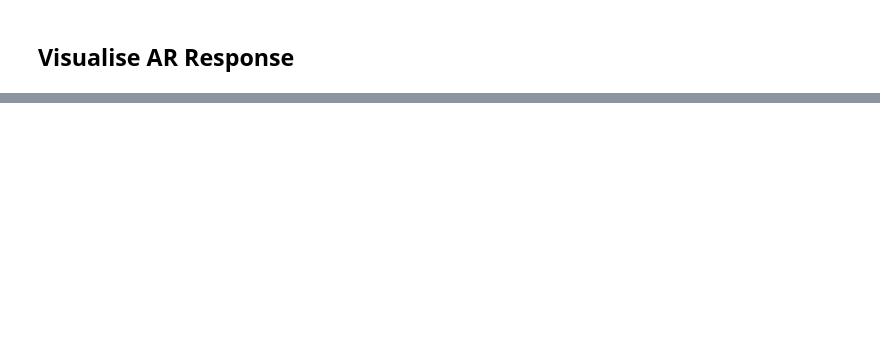
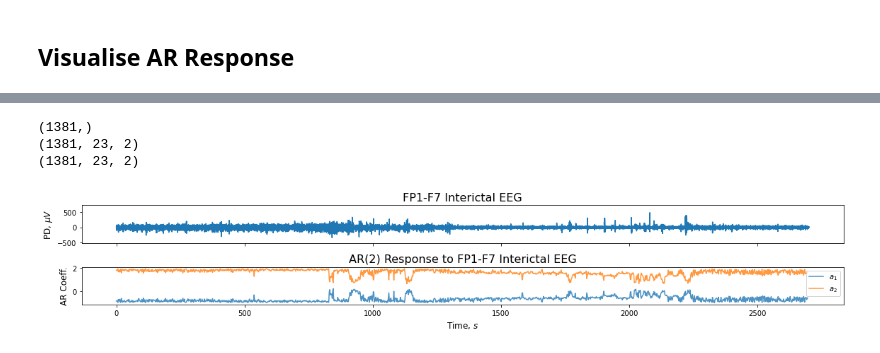
Before and after one commit to samisnotinsane/chbmit-seizure-prediction, a Jupyter notebook: feature_extraction/chb01_interictal_AR.ipynb, the cells around one changed output, grey strips where cells are left out. Drawn from its saved outputs; the diff is of its cells as text; code cells hidden in the pictures; blank space fills up the shorter version.

```diff
--- a/feature_extraction/chb01_interictal_AR.ipynb
+++ b/feature_extraction/chb01_interictal_AR.ipynb
@@ -44,0 +59,3 @@ fig.savefig('../figures/feature_extraction/interictal_sample_chb01_37.pdf')
+# %%
+%%time
+times_ARMA, sig_AR, sig_MA = ar.spin(sig=EEG, fs=raw_crop.info['sfreq'])
@@ -44,0 +65,35 @@ fig.savefig('../figures/feature_extraction/interictal_sample_chb01_37.pdf')
+# %%
+print(times_ARMA.shape)
+print(sig_AR.shape)
+print(sig_MA.shape)
+# %% [output]
+(1381,)
+(1381, 23, 2)
+(1381, 23, 2)
+# %%
+t = np.arange(0, len(times_ARMA)) / (raw_crop.info['sfreq']/N)
+ch_names = raw_crop.info['ch_names']
+# %%
+fig, axes = plt.subplots(figsize=(16,3), nrows=2, sharex=True)
+
+axes[0].plot(times, EEG[0, ], label=r'$y$')
+axes[0].set_title(f'{ch_names[0]} Interictal EEG', fontsize=16)
+axes[0].set_ylabel(r'PD, $\mu V$', fontsize=12)
+axes[0].set_ylim([EEG[0, ].min()*1.5, EEG[0, ].max()*1.5])
+# axes[0].legend(loc=1)
+
+
+for i in range(p):
+    axes[1].plot(t, sig_AR[:,0,i], label=f'$a_{i+1}$', alpha=0.8)
+axes[1].set_title(f'AR({p}) Response to {ch_names[0]} Interictal EEG', fontsize=16)
+axes[1].set_xlabel('Time, $s$', fontsize=12)
+axes[1].set_ylabel('AR Coeff.', fontsize=12)
+axes[1].legend(loc=1)
+
+
+plt.tight_layout()
+plt.show()
+
+fig.savefig(figroot + 'interictal_sample_chb01_37_AR_2_FP1_F7.pdf')
+# %% [output]
+[figure, added]
```
Also changed, not shown: parts of 13 cells of this notebook, 8 other files.
